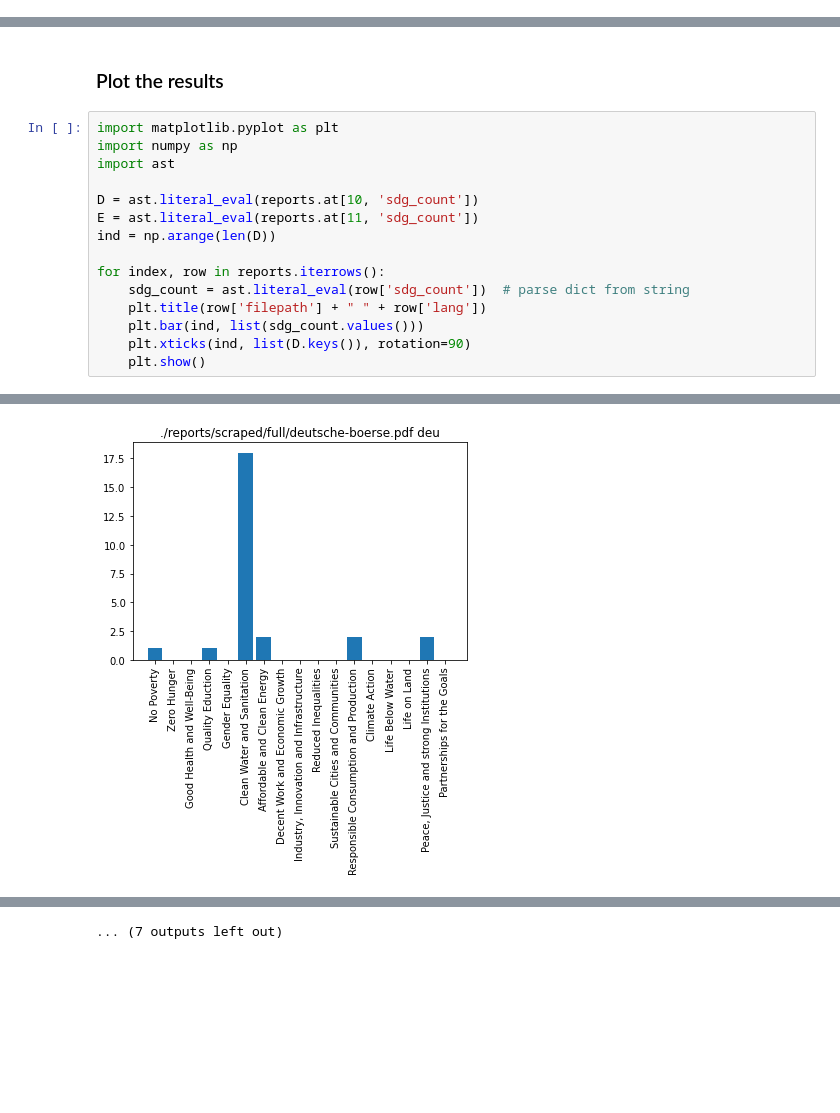
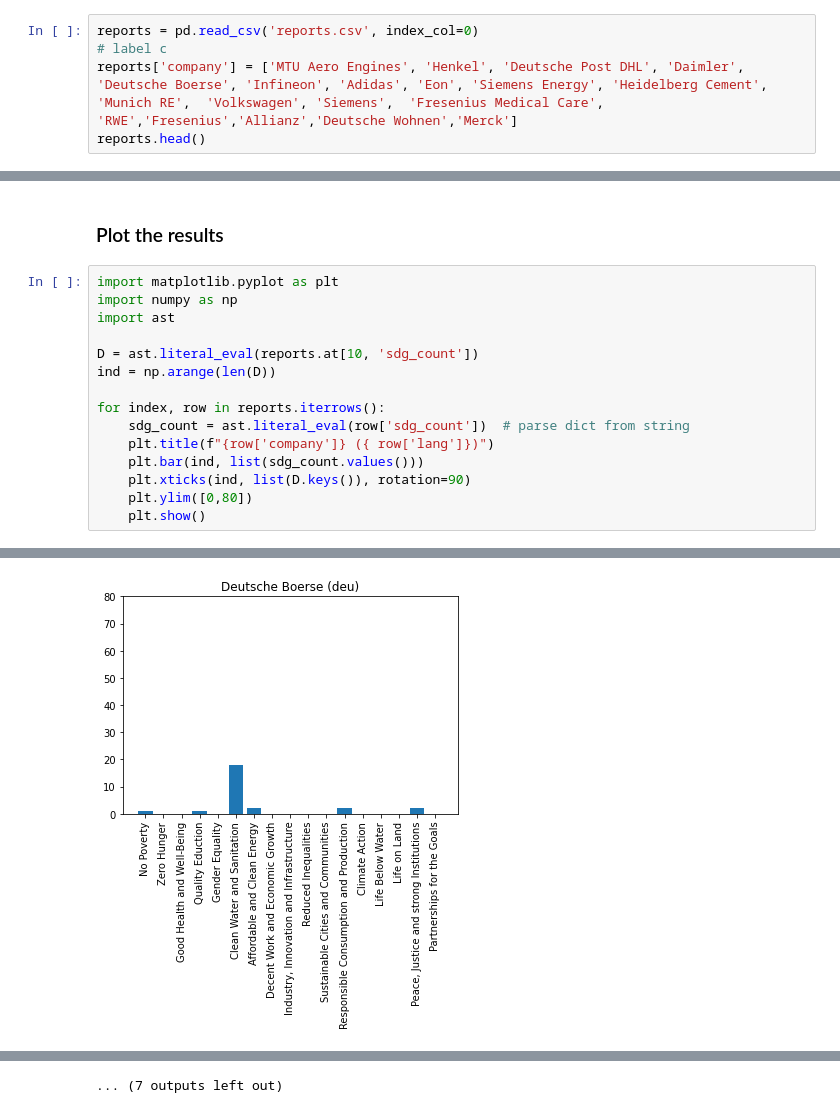
Before and after one commit to FieteO/fuehrung_und_nachhaltigkeit, a Jupyter notebook: cluster_count.ipynb, the cells around one changed output, grey strips where cells are left out. Cells and saved outputs as stored; diff of their text form; blank space fills up the shorter version.

Commit message:
add company names to the report

```diff
--- a/cluster_count.ipynb
+++ b/cluster_count.ipynb
@@ -19,0 +10,5 @@ reports.head()
+# %%
+reports = pd.read_csv('reports.csv', index_col=0)
+# label c
+reports['company'] = ['MTU Aero Engines', 'Henkel', 'Deutsche Post DHL', 'Daimler', 'Deutsche Boerse', 'Infineon', 'Adidas', 'Eon', 'Siemens Energy', 'Heidelberg Cement', 'Munich RE',  'Volkswagen', 'Siemens',  'Fresenius Medical Care', 'RWE','Fresenius','Allianz','Deutsche Wohnen','Merck']
+reports.head()
@@ -100,13 +100,13 @@ import numpy as np
 import ast
 
 D = ast.literal_eval(reports.at[10, 'sdg_count'])
-E = ast.literal_eval(reports.at[11, 'sdg_count'])
 ind = np.arange(len(D))
 
 for index, row in reports.iterrows():
     sdg_count = ast.literal_eval(row['sdg_count'])  # parse dict from string
-    plt.title(row['filepath'] + " " + row['lang'])
+    plt.title(f"{row['company']} ({ row['lang']})")
     plt.bar(ind, list(sdg_count.values()))
     plt.xticks(ind, list(D.keys()), rotation=90)
+    plt.ylim([0,80])
     plt.show()
 # %% [output]
@@ -117 +117 @@ for index, row in reports.iterrows():
-[figure, old version]
+[figure, new version]
```
Also changed, not shown: parts of 7 cells of this notebook.
